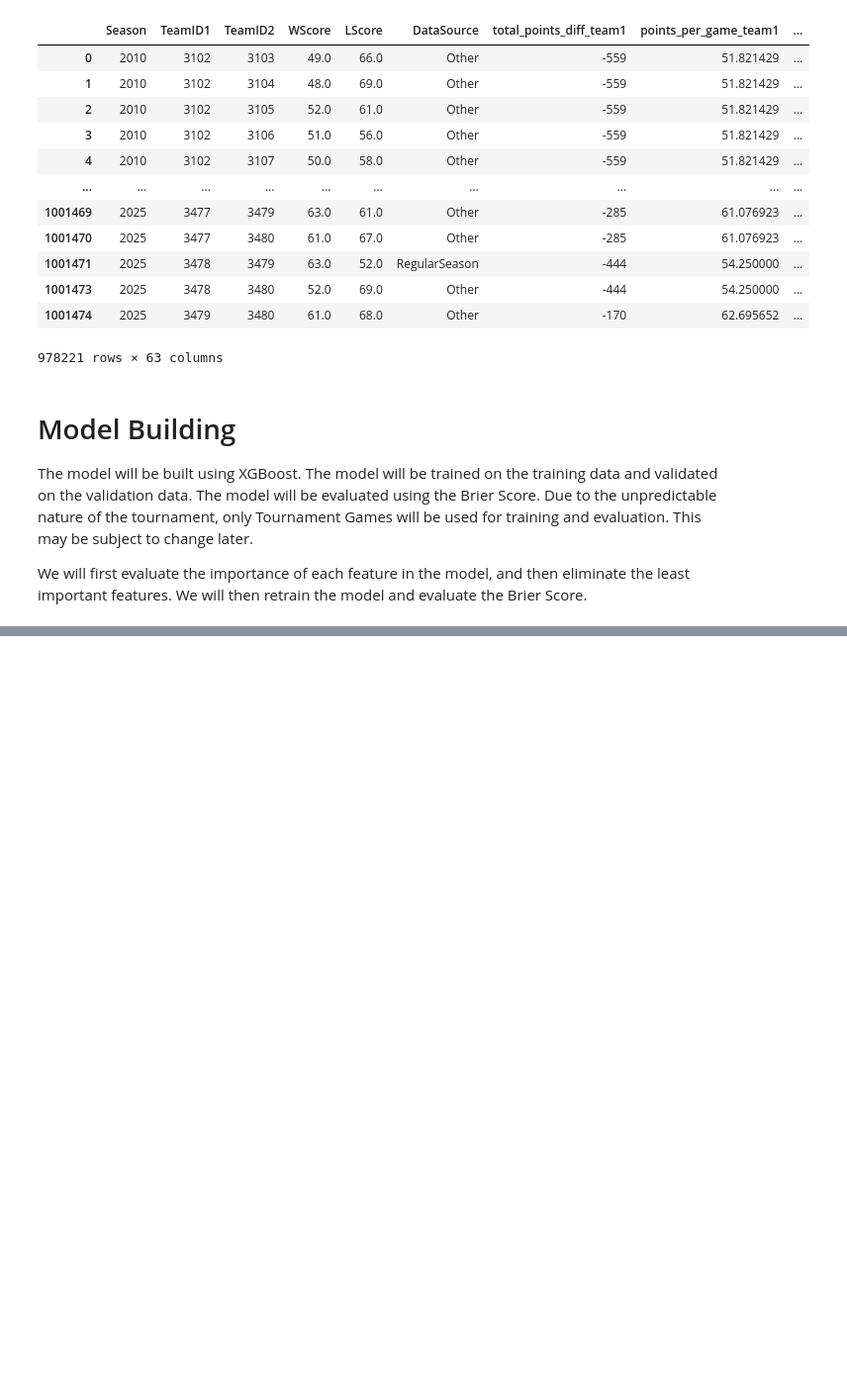
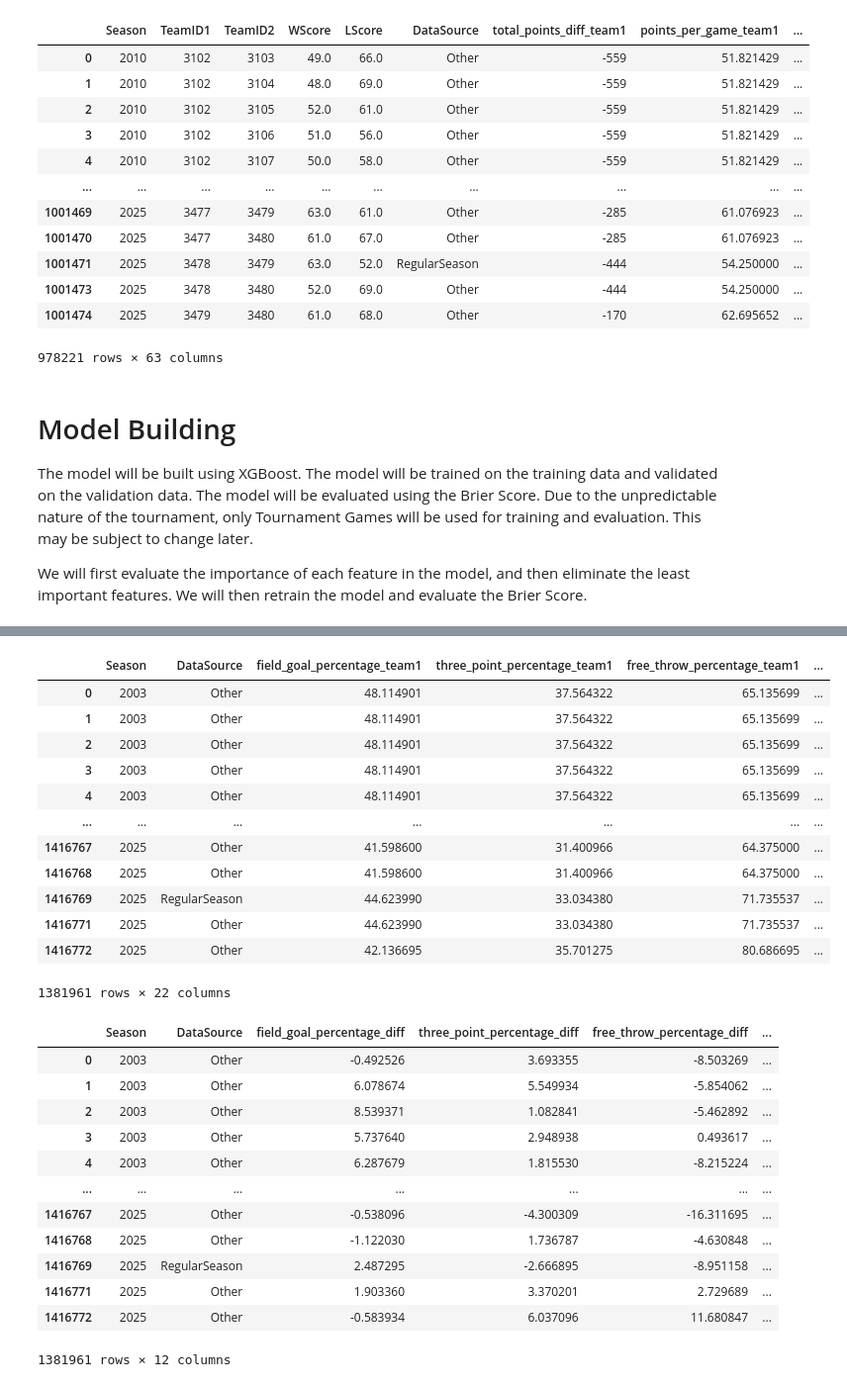
Before and after one commit to hgc2024/March_Madness_2025_Kaggle, a Jupyter notebook: source_jupyter.ipynb, the cells around one changed output, grey strips where cells are left out. Shown at 99% size. Saved outputs shown, nothing was run; the diff lists cells and outputs as text; code cells hidden in the pictures; blank space fills up the shorter version.

```diff
--- a/source_jupyter.ipynb
+++ b/source_jupyter.ipynb
@@ -1048,3 +1048,56 @@ For example, when doing 'df[col].method(value, inplace=True)', try using 'df.met
 The model will be built using XGBoost. The model will be trained on the training data and validated on the validation data. The model will be evaluated using the Brier Score. Due to the unpredictable nature of the tournament, only Tournament Games will be used for training and evaluation. This may be subject to change later.
 
 We will first evaluate the importance of each feature in the model, and then eliminate the least important features. We will then retrain the model and evaluate the Brier Score.
+# %%
+# Check for missing values
+
+print(combined_df_m.isnull().sum())
+print(combined_df_w.isnull().sum())
+
+# Print out the column names in full
+pd.set_option('display.max_columns', None)
+print(combined_df_m.columns)
+print(combined_df_w.columns)
+
+# Need to drop columns, such as TeamID, that would complicate the model and unimmportant columns
+xgboost_dropped_columns = ['WScore', 'LScore', 'target', 'seed_team1', 'seed_team2',
+                           'TeamID1', 'TeamID2', 'games_played_team1', 'games_played_team2',
+                           'losses_team1', 'losses_team2', 'wins_team1', 'wins_team2',
+                           'TeamID_srs2', 'TeamID', 'field_goals_made_per_game_team1', 'field_goals_made_per_game_team2',
+                           'total_MOV_team1', 'total_MOV_team2', 'personal_fouls_per_game_team1', 'personal_fouls_per_game_team2',
+                           'total_points_diff_team1', 'total_points_diff_team2', 'steals_per_game_team1', 'steals_per_game_team2',
+                           'ConfAbbrev_team1', 'ConfAbbrev_team2', 'points_per_game_team1', 'points_per_game_team2',
+                           'turnovers_per_game_team1', 'turnovers_per_game_team2', 'three_point_field_goals_made_per_game_team1', 'three_point_field_goals_made_per_game_team2',
+                           'avg_MOV_team1', 'avg_MOV_team2', 'win_pct_team1', 'win_pct_team2',
+                           'offensive_rating_team1', 'offensive_rating_team2', 'defensive_rating_team1', 'defensive_rating_team2']
+
+# # Only include data from DataSource = 'Tournament'
+# xgboost_data_m = combined_df_m[combined_df_m['DataSource'] == 'Tournament'].drop(columns=xgboost_dropped_columns)
+
+# Drop the columns
+xgboost_data_m = combined_df_m.drop(columns=xgboost_dropped_columns)
+
+display(xgboost_data_m)
+
+# For all non-categorical columns, we'll need to find the difference between them and drop the original columns
+# This is because supplying both columns to the model would introduce multicollinearity
+
+# Find all non-categorical columns
+non_categorical_columns = []
+for col in xgboost_data_m.columns:
+    if combined_df_m[col].dtype != 'object':
+        # Check if column ends with _team1 or _team2
+        if col.endswith('_team1') or col.endswith('_team2'):
+            # Strip the suffix correctly
+            col_short = col[:-6]
+            if col_short not in non_categorical_columns:
+                non_categorical_columns.append(col_short)
+
+# Find the difference between the columns
+for col in non_categorical_columns:
+    if col != 'Season':
+        xgboost_data_m[f"{col}_diff"] = xgboost_data_m[f"{col}_team1"] - xgboost_data_m[f"{col}_team2"]
+        xgboost_data_m.drop(columns=[f"{col}_team1", f"{col}_team2"], inplace=True)
+
+display(xgboost_data_m)
+# %% [output]
@@ -1051 +1121,27 @@ We will first evaluate the importance of each feature in the model, and then eli
+|  | Season | DataSource | field_goal_percentage_team1 | three_point_percentage_team1 | free_throw_percentage_team1 | ... |
+| 0 | 2003 | Other | 48.114901 | 37.564322 | 65.135699 | ... |
+| 1 | 2003 | Other | 48.114901 | 37.564322 | 65.135699 | ... |
+| 2 | 2003 | Other | 48.114901 | 37.564322 | 65.135699 | ... |
+| 3 | 2003 | Other | 48.114901 | 37.564322 | 65.135699 | ... |
+| 4 | 2003 | Other | 48.114901 | 37.564322 | 65.135699 | ... |
+| ... | ... | ... | ... | ... | ... | ... |
+| 1416767 | 2025 | Other | 41.598600 | 31.400966 | 64.375000 | ... |
+| 1416768 | 2025 | Other | 41.598600 | 31.400966 | 64.375000 | ... |
+| 1416769 | 2025 | RegularSeason | 44.623990 | 33.034380 | 71.735537 | ... |
+| 1416771 | 2025 | Other | 44.623990 | 33.034380 | 71.735537 | ... |
+| 1416772 | 2025 | Other | 42.136695 | 35.701275 | 80.686695 | ... |
+1381961 rows × 22 columns
+|  | Season | DataSource | field_goal_percentage_diff | three_point_percentage_diff | free_throw_percentage_diff | ... |
+| 0 | 2003 | Other | -0.492526 | 3.693355 | -8.503269 | ... |
+| 1 | 2003 | Other | 6.078674 | 5.549934 | -5.854062 | ... |
+| 2 | 2003 | Other | 8.539371 | 1.082841 | -5.462892 | ... |
+| 3 | 2003 | Other | 5.737640 | 2.948938 | 0.493617 | ... |
+| 4 | 2003 | Other | 6.287679 | 1.815530 | -8.215224 | ... |
+| ... | ... | ... | ... | ... | ... | ... |
+| 1416767 | 2025 | Other | -0.538096 | -4.300309 | -16.311695 | ... |
+| 1416768 | 2025 | Other | -1.122030 | 1.736787 | -4.630848 | ... |
+| 1416769 | 2025 | RegularSeason | 2.487295 | -2.666895 | -8.951158 | ... |
+| 1416771 | 2025 | Other | 1.903360 | 3.370201 | 2.729689 | ... |
+| 1416772 | 2025 | Other | -0.583934 | 6.037096 | 11.680847 | ... |
+1381961 rows × 12 columns
 # %%
```
Also changed, not shown: parts of 2 cells of this notebook, 13 other files.
